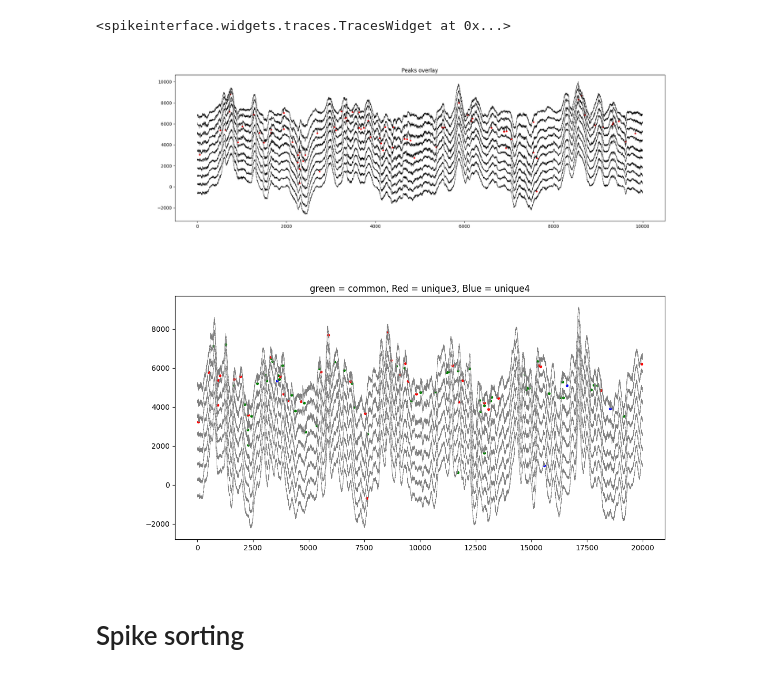
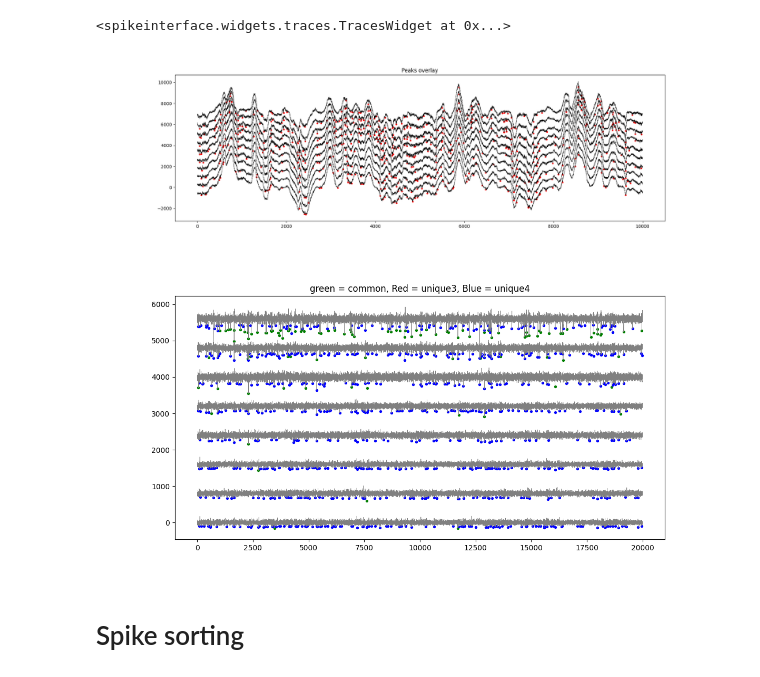
Before and after one commit to BruneBettler/SpikeExplore, a Jupyter notebook: dataExploration.ipynb, the cells around one changed output. Saved outputs shown, nothing was run; the diff lists cells and outputs as text; code cells hidden in the pictures.

```diff
--- a/dataExploration.ipynb
+++ b/dataExploration.ipynb
@@ -62,12 +108,11 @@ We will first work with shank 3. The flat probe has 50um between each contact si
 # %%
-from probeGeom import create_flat_geom
-from clean_bending_model import BundleParameters, run_from_array
+from clean_bending_model import BundleParameters, run_from_array, create_flat_geom
 
 # set parameters for probe geometry
 num_contact_sites = 32
 y_flat_contact_dist = 19.5 # um
 x_flat_contact_dist = 33.3 # um (based on figure from https://www.nature.com/articles/s41467-024-49226-9#Sec7)
-base_length = 10000.0  # choose something comfortably larger than the max y offset
+base_length = 2000.0  # choose something comfortably larger than the max y offset
 
 # create the flat geometry for the electrode tips and the base of the probe
 electrode_tips = create_flat_geom(num_contact_sites, x_flat_contact_dist, y_flat_contact_dist)
@@ -240,7 +285,7 @@ peaks3_3 = detect_peaks(recording=KS_P3, method='by_channel', peak_sign='neg', d
 #peaks3a = detect_peaks(recording=KS_P3a, method='locally_exclusive', peak_sign='neg', detect_threshold=5, exclude_sweep_ms=0.2)
 # %%
 fs = 20000
-p = peaks3
+p = peaks3_3
 k2 = False
 trace_data = si.preprocessing.common_reference(recording = KS_P1, reference = 'global', operator='median')    # median may be better as its not sensitive to big spikes or bad channels / more robust
 
@@ -279,7 +324,7 @@ for ch in range(num_ch):
 plt.title("Peaks overlay")
 plt.show()
 # %% [output]
-[figure, old version]
+[figure, new version]
 # %%
 def match_peaks_tol(peaks1, peaks2, tol=2):
     t1, c1 = peaks1["sample_index"], peaks1["channel_index"]
@@ -317,13 +362,12 @@ def match_peaks_tol(peaks1, peaks2, tol=2):
 
 
 
-m3 = match_peaks_tol(peaks3, peaks4, tol=5)
-m4 = match_peaks_tol(peaks4, peaks3, tol=5)
-m3a = match_peaks_tol(peaks3a, peaks3, tol=5)
+m3 = match_peaks_tol(peaks3_5, peaks3_3, tol=5)
+m4 = match_peaks_tol(peaks3_3, peaks3_5, tol=5)
 
-common = peaks3[m3]
-u3 = peaks3[~m3]
-u4 = peaks4[~m4]
+common = peaks3_5[m3]
+u3 = peaks3_5[~m3]
+u4 = peaks3_3[~m4]
 # %%
 fs = KS_P2.get_sampling_frequency()
 
@@ -332,35 +376,35 @@ duration_s = 1
 
 start = int(start_s * fs)
 end = int((start_s + duration_s) * fs)
 
-traces = KS_P2.get_traces(start_frame=start, end_frame=end)
+traces = KS_P3.get_traces(start_frame=start, end_frame=end)
 
 num_ch = 8
 offset = 800
 
 plt.figure(figsize=(12, 6))
 
 for ch in range(num_ch):
     plt.plot(traces[:, ch] + ch*offset, color='gray', linewidth=0.5)
 
     def plot_group(peaks, color):
         mask = (
             (peaks["channel_index"] == ch) &
             (peaks["sample_index"] >= start) &
             (peaks["sample_index"] < end)
         )
         p = peaks[mask]
         t = p["sample_index"] - start
         plt.scatter(t, traces[t, ch] + ch*offset, color=color, s=8)
 
     plot_group(common, 'green')
     plot_group(u3, 'red')
     plot_group(u4, 'blue')
 
 plt.title("green = common, Red = unique3, Blue = unique4")
 plt.show()
 # %% [output]
-[figure, old version]
+[figure, new version]
 # %%
 w_ts = sw.plot_traces(recording, channel_ids=channel_ids[:10])
 # %%
```
Also changed, not shown: parts of 8 cells of this notebook, 4 other files.
